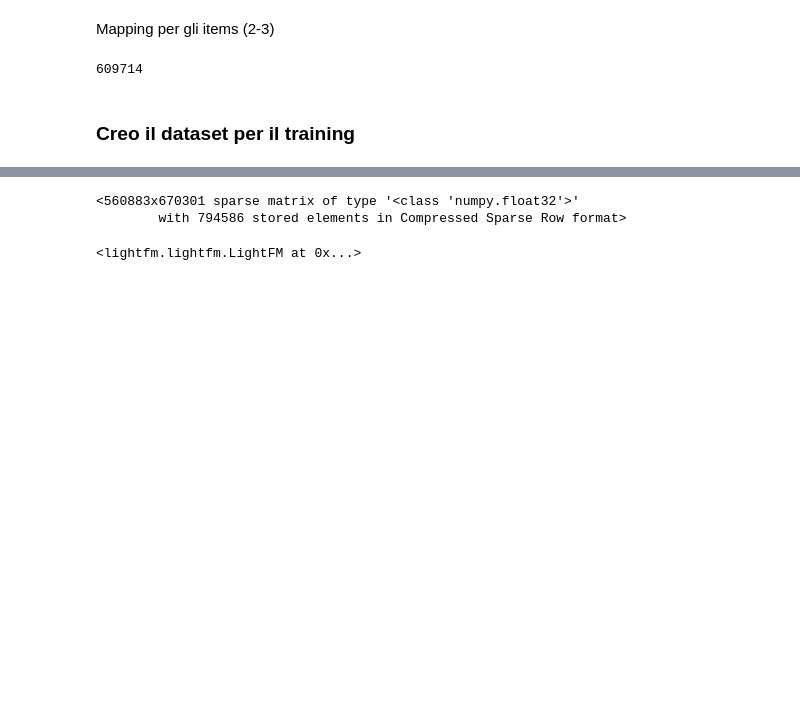
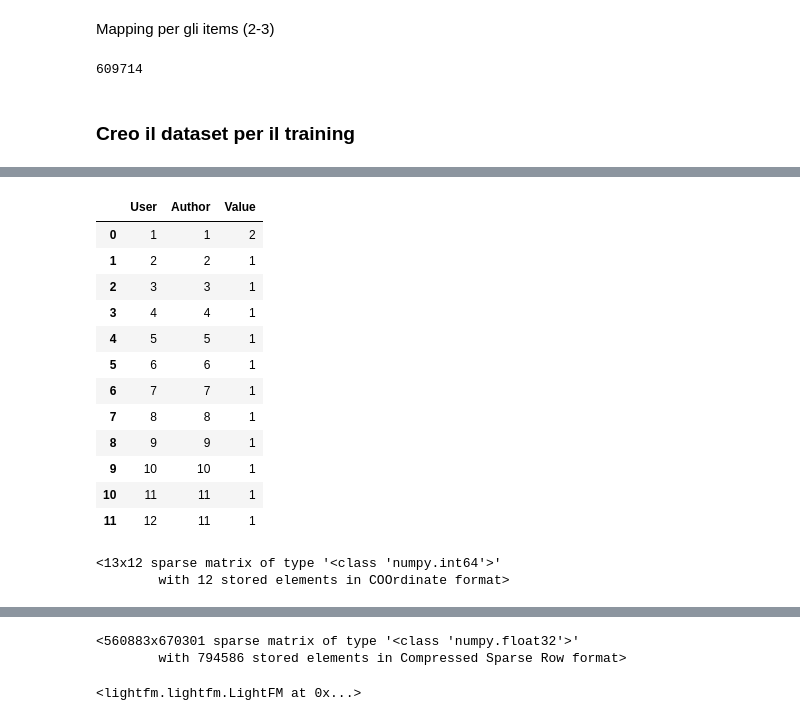
Before and after one commit to andreafiandro/recsys2020, a Jupyter notebook: Notebook/Matrix factorization .ipynb, the cells around one changed output, grey strips where cells are left out. Cells and saved outputs as stored; diff of their text form; code cells hidden in the pictures; blank space fills up the shorter version.

```diff
--- a/Notebook/Matrix factorization .ipynb
+++ b/Notebook/Matrix factorization .ipynb
@@ -159,0 +173,5 @@ len(dataset_builder.mapping()[2])
+# %%
+df = pd.DataFrame()
+df['Author'] = [1,2,3,4,5,1]
+df['Hashtags'] = [[1,4,2], [1,4,3], [0,6,7], [0,1,5], [8,5,3], [1,4,2]]
+df
@@ -159,0 +225,23 @@ len(dataset_builder.mapping()[2])
+# %%
+df.groupby(['User', 'Author'])['Value'].sum().reset_index()
+# %% [output]
+|  | User | Author | Value |
+| 0 | 1 | 1 | 2 |
+| 1 | 2 | 2 | 1 |
+| 2 | 3 | 3 | 1 |
+| 3 | 4 | 4 | 1 |
+| 4 | 5 | 5 | 1 |
+| 5 | 6 | 6 | 1 |
+| 6 | 7 | 7 | 1 |
+| 7 | 8 | 8 | 1 |
+| 8 | 9 | 9 | 1 |
+| 9 | 10 | 10 | 1 |
+| 10 | 11 | 11 | 1 |
+| 11 | 12 | 11 | 1 |
+# %%
+import scipy
+sparse_mat = scipy.sparse.coo_matrix((df.Value, (df.User, df.Author)))
+sparse_mat
+# %% [output]
+<13x12 sparse matrix of type '<class 'numpy.int64'>'
+        with 12 stored elements in COOrdinate format>
```
Also changed, not shown: parts of 10 cells of this notebook, 3 other files.
